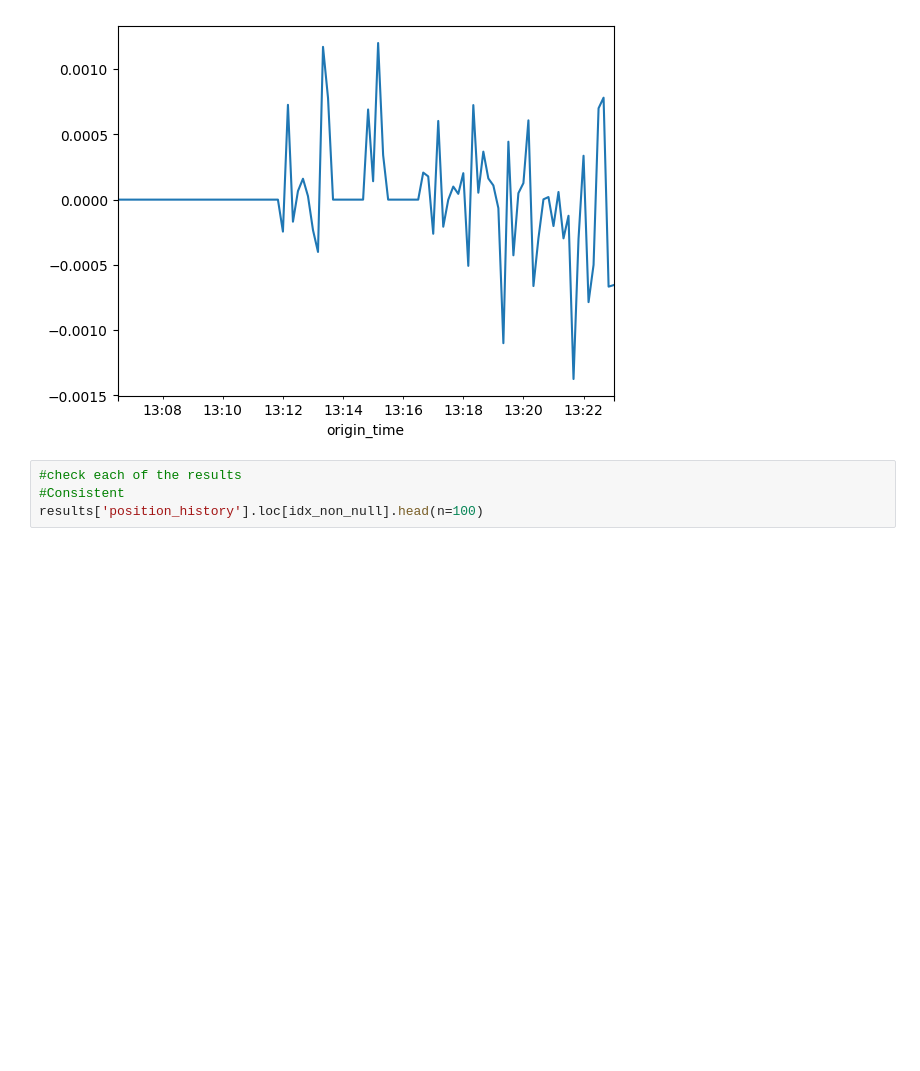
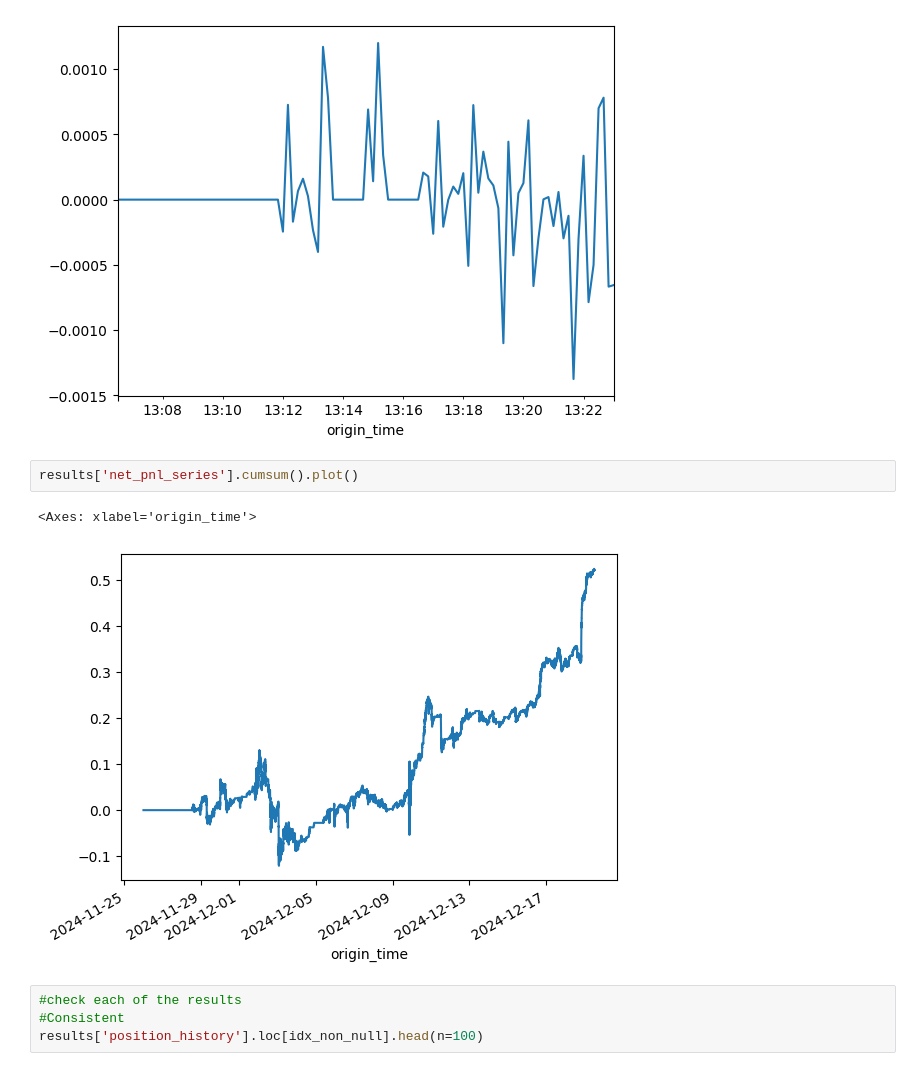
Before and after one commit to vbear97/pairs_trading_cryptocurrency, a Jupyter notebook: trading_strategy_development.ipynb, the cells around one changed output. Saved outputs shown, nothing was run; the diff lists cells and outputs as text; blank space fills up the shorter version.

```diff
--- a/trading_strategy_development.ipynb
+++ b/trading_strategy_development.ipynb
@@ -1125,6 +1125,11 @@ results['net_pnl_series'].loc[idx_non_null].head(n=100).plot()
 # %% [output]
 <Axes: xlabel='origin_time'>
 [figure]
+# %%
+results['net_pnl_series'].cumsum().plot()
+# %% [output]
+<Axes: xlabel='origin_time'>
+[figure, added]
 # %%
 #check each of the results
 #Consistent
```
Also changed, not shown: parts of 15 cells of this notebook, 2 other files.
